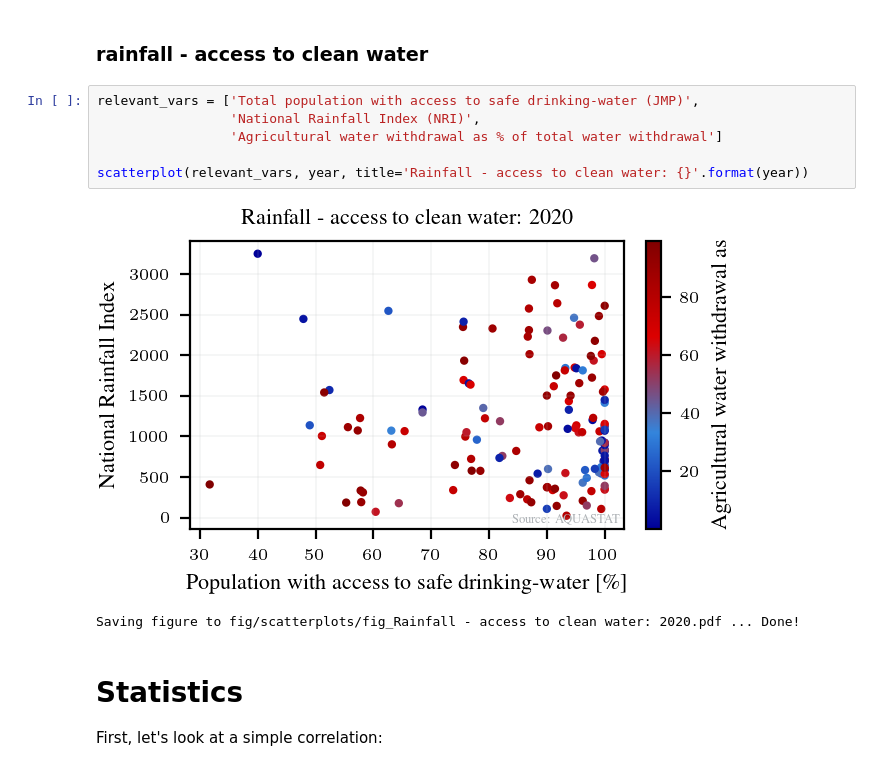
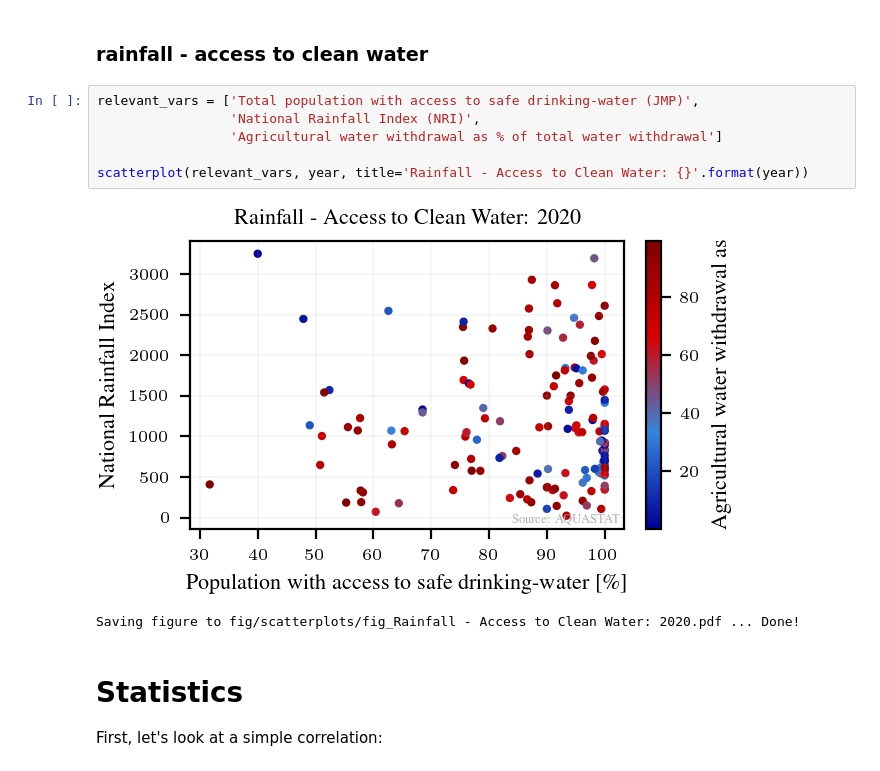
Before and after one commit to am9zZWY/team-aqua, a Jupyter notebook: exp/exp_scatterplot.ipynb, the cells around one changed output. Saved outputs shown, nothing was run; the diff lists cells and outputs as text.

```diff
--- a/exp/exp_scatterplot.ipynb
+++ b/exp/exp_scatterplot.ipynb
@@ -199,12 +199,12 @@ Saving figure to fig/scatterplots/fig_GDP per capita - access to clean water: 20
 # %%
 relevant_vars = ['Total population with access to safe drinking-water (JMP)',
                  'National Rainfall Index (NRI)',
                  'Agricultural water withdrawal as % of total water withdrawal']
 
-scatterplot(relevant_vars, year, title='Rainfall - access to clean water: {}'.format(year))
+scatterplot(relevant_vars, year, title='Rainfall - Access to Clean Water: {}'.format(year))
 # %% [output]
-[figure, old version]
+[figure, new version]
-Saving figure to fig/scatterplots/fig_Rainfall - access to clean water: 2020.pdf ... Done!
+Saving figure to fig/scatterplots/fig_Rainfall - Access to Clean Water: 2020.pdf ... Done!
 # %% [markdown]
 # Statistics
 First, let's look at a simple correlation:
```
Also changed, not shown: parts of 3 cells of this notebook.
